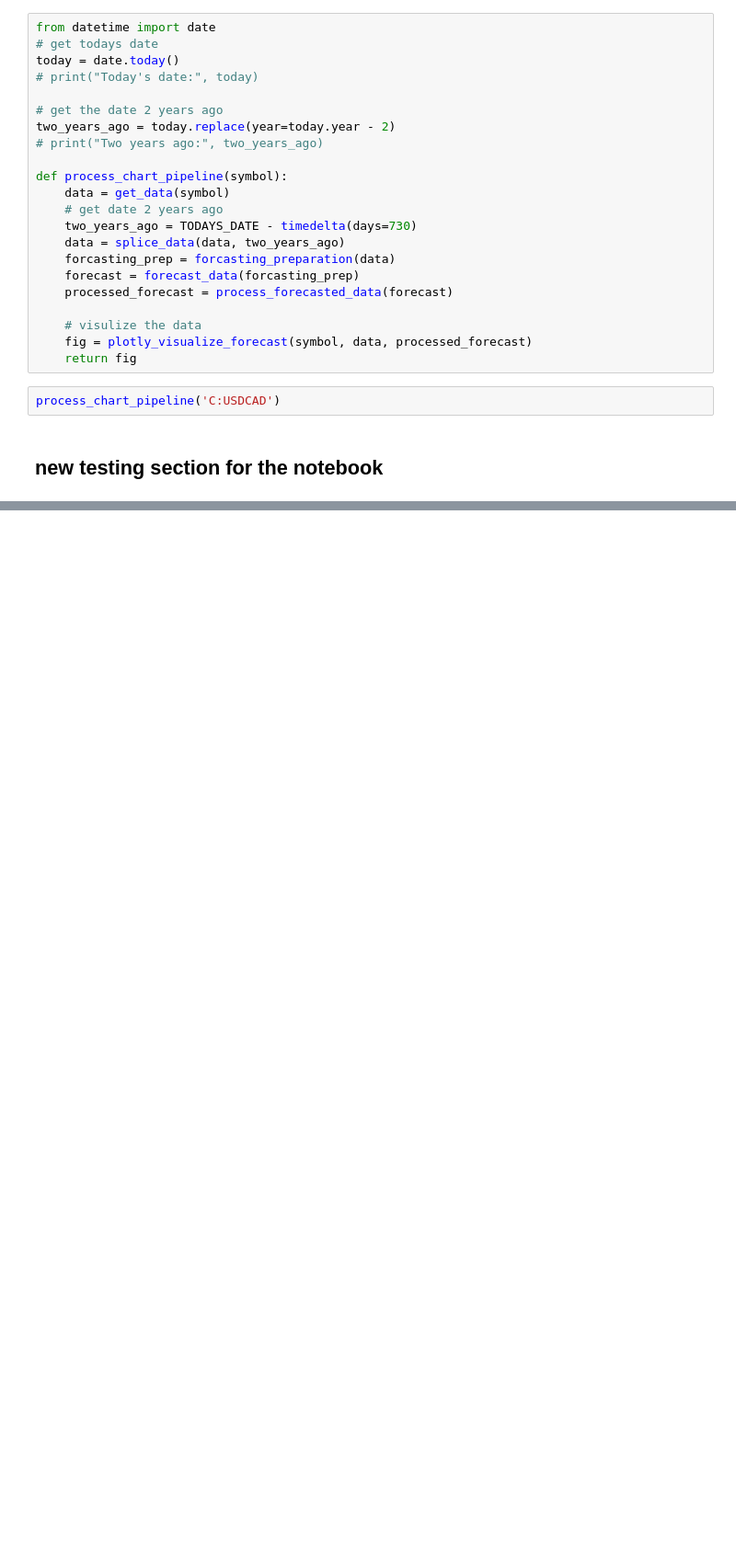
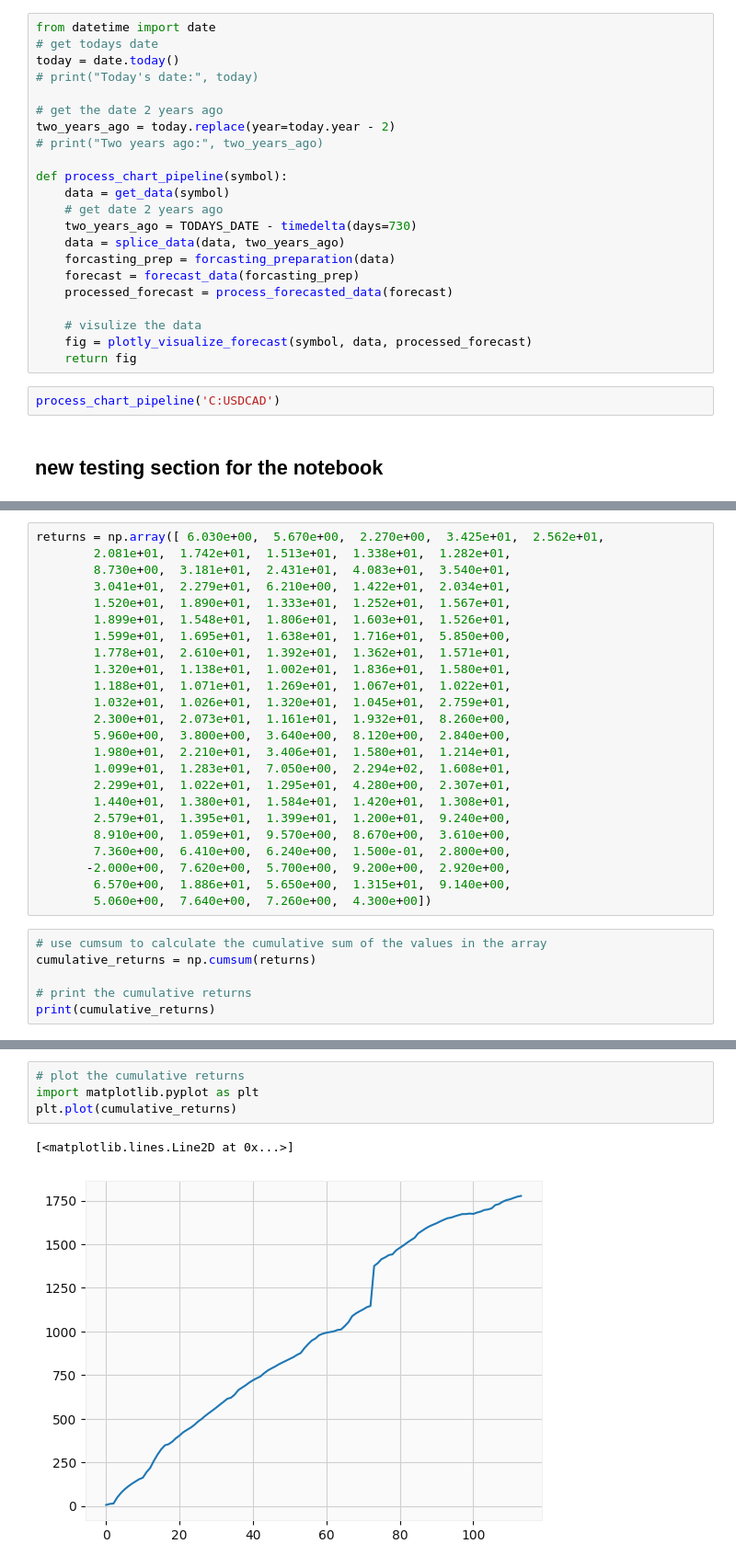
Before and after one commit to UFXtrendscalper/Dividend_Project, a Jupyter notebook: DIVIDEND DASHBOARD/testing_notebook.ipynb, the cells around one changed output, grey strips where cells are left out. Shown: that part at 92% size. Saved outputs shown, nothing was run; the diff lists cells and outputs as text; blank space fills up the shorter version.

```diff
--- a/DIVIDEND DASHBOARD/testing_notebook.ipynb
+++ b/DIVIDEND DASHBOARD/testing_notebook.ipynb
@@ -178,0 +282,30 @@ I3RTEm6vso7yOXBhGcYSidwUhRHaSgWy
+# %%
+returns = np.array([ 6.030e+00,  5.670e+00,  2.270e+00,  3.425e+01,  2.562e+01,
+        2.081e+01,  1.742e+01,  1.513e+01,  1.338e+01,  1.282e+01,
+        8.730e+00,  3.181e+01,  2.431e+01,  4.083e+01,  3.540e+01,
+        3.041e+01,  2.279e+01,  6.210e+00,  1.422e+01,  2.034e+01,
+        1.520e+01,  1.890e+01,  1.333e+01,  1.252e+01,  1.567e+01,
+        1.899e+01,  1.548e+01,  1.806e+01,  1.603e+01,  1.526e+01,
+        1.599e+01,  1.695e+01,  1.638e+01,  1.716e+01,  5.850e+00,
+        1.778e+01,  2.610e+01,  1.392e+01,  1.362e+01,  1.571e+01,
+        1.320e+01,  1.138e+01,  1.002e+01,  1.836e+01,  1.580e+01,
+        1.188e+01,  1.071e+01,  1.269e+01,  1.067e+01,  1.022e+01,
+        1.032e+01,  1.026e+01,  1.320e+01,  1.045e+01,  2.759e+01,
+        2.300e+01,  2.073e+01,  1.161e+01,  1.932e+01,  8.260e+00,
+        5.960e+00,  3.800e+00,  3.640e+00,  8.120e+00,  2.840e+00,
+        1.980e+01,  2.210e+01,  3.406e+01,  1.580e+01,  1.214e+01,
+        1.099e+01,  1.283e+01,  7.050e+00,  2.294e+02,  1.608e+01,
+        2.299e+01,  1.022e+01,  1.295e+01,  4.280e+00,  2.307e+01,
+        1.440e+01,  1.380e+01,  1.584e+01,  1.420e+01,  1.308e+01,
+        2.579e+01,  1.395e+01,  1.399e+01,  1.200e+01,  9.240e+00,
+        8.910e+00,  1.059e+01,  9.570e+00,  8.670e+00,  3.610e+00,
+        7.360e+00,  6.410e+00,  6.240e+00,  1.500e-01,  2.800e+00,
+       -2.000e+00,  7.620e+00,  5.700e+00,  9.200e+00,  2.920e+00,
+        6.570e+00,  1.886e+01,  5.650e+00,  1.315e+01,  9.140e+00,
+        5.060e+00,  7.640e+00,  7.260e+00,  4.300e+00])
+# %%
+# use cumsum to calculate the cumulative sum of the values in the array
+cumulative_returns = np.cumsum(returns)
+
+# print the cumulative returns
+print(cumulative_returns)
@@ -178,0 +337,7 @@ I3RTEm6vso7yOXBhGcYSidwUhRHaSgWy
+# %%
+# plot the cumulative returns
+import matplotlib.pyplot as plt
+plt.plot(cumulative_returns)
+# %% [output]
+[<matplotlib.lines.Line2D at 0x...>]
+[figure, added]
```
Also changed, not shown: parts of 28 cells of this notebook, 4 other files.
